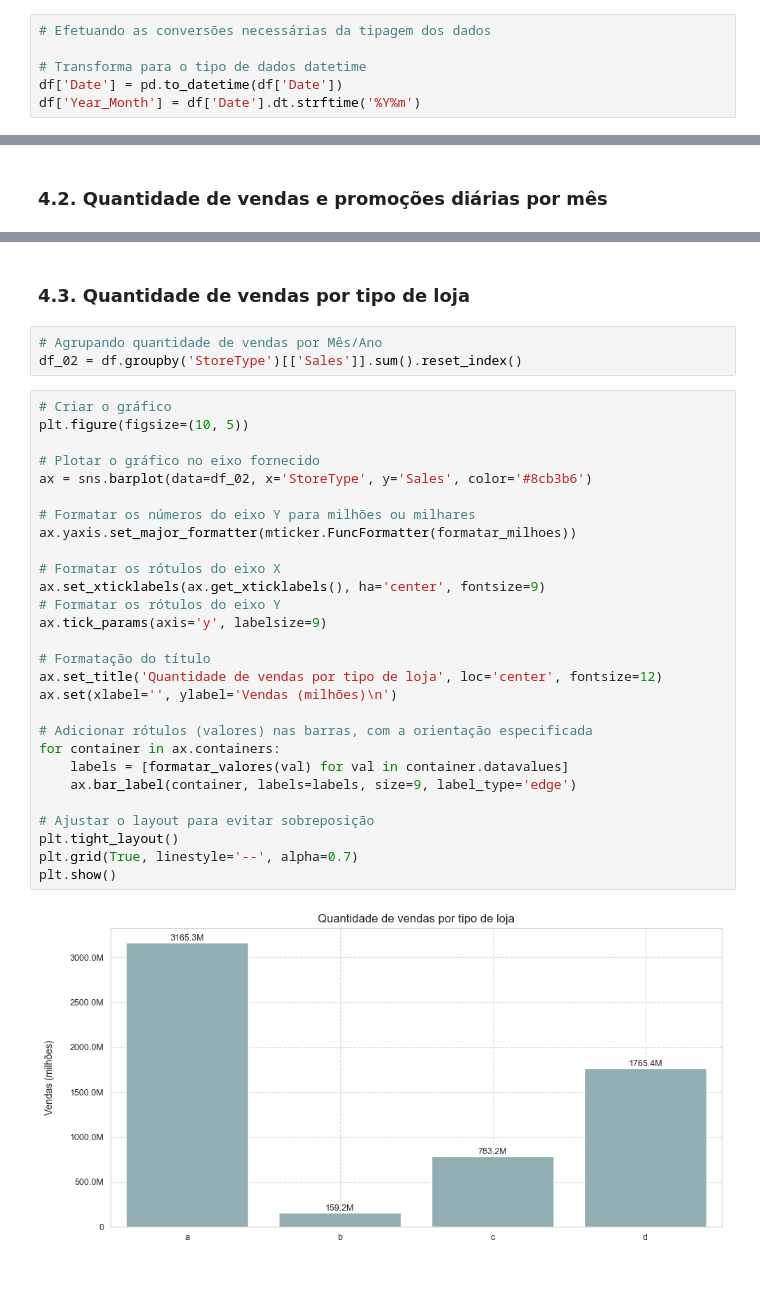
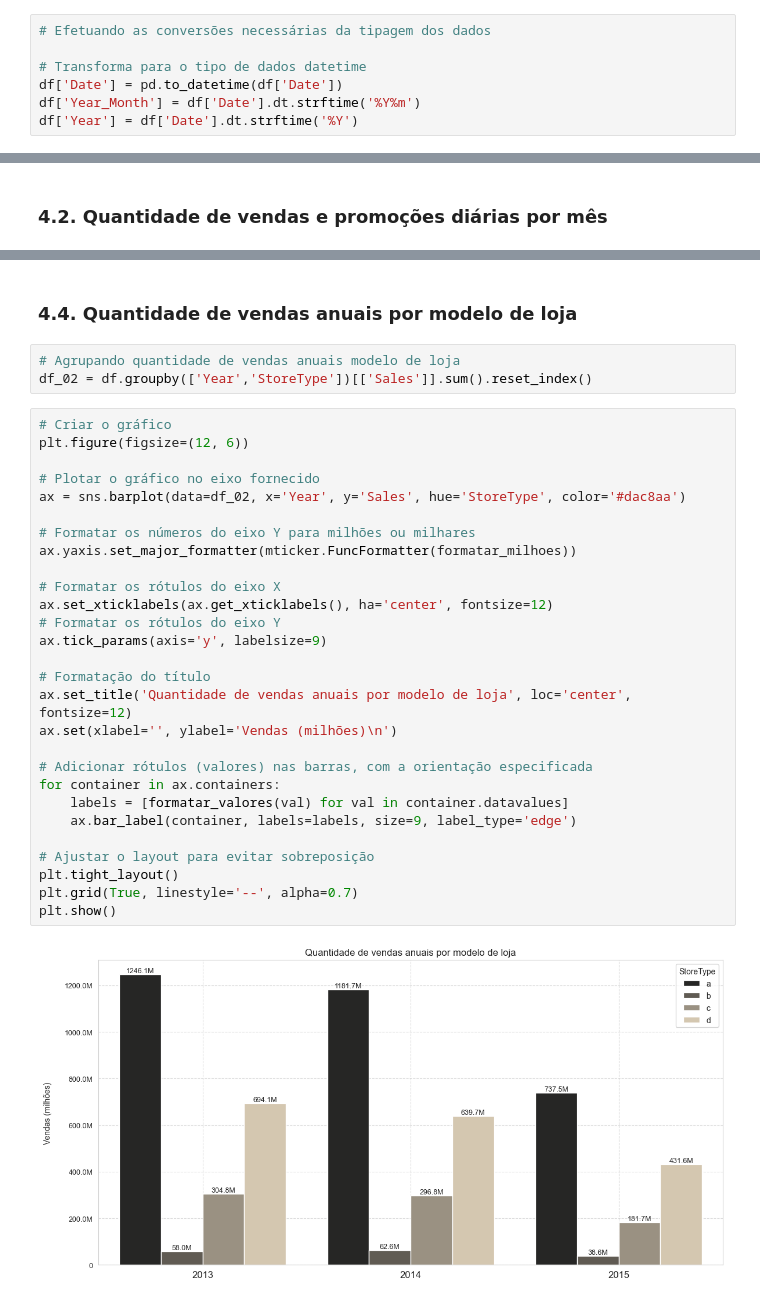
Before and after one commit to emso-exe/Previsao_de_demandas_de_drogarias, a Jupyter notebook: 000_analise_exploratoria.ipynb, the cells around one changed output, grey strips where cells are left out. Saved outputs shown, nothing was run; the diff lists cells and outputs as text.

```diff
--- a/000_analise_exploratoria.ipynb
+++ b/000_analise_exploratoria.ipynb
@@ -173,6 +173,7 @@ gerar_metadados(df)
 # Transforma para o tipo de dados datetime
 df['Date'] = pd.to_datetime(df['Date'])
 df['Year_Month'] = df['Date'].dt.strftime('%Y%m')
+df['Year'] = df['Date'].dt.strftime('%Y')
 # %% [markdown]
 ## 4. Análise exploratória dos dados
 # %%
@@ -274,35 +309,35 @@ plt.show()
 # %% [markdown]
-### 4.3. Quantidade de vendas por tipo de loja
+### 4.4. Quantidade de vendas anuais por modelo de loja
 # %%
-# Agrupando quantidade de vendas por Mês/Ano
-df_02 = df.groupby('StoreType')[['Sales']].sum().reset_index()
+# Agrupando quantidade de vendas anuais modelo de loja
+df_02 = df.groupby(['Year','StoreType'])[['Sales']].sum().reset_index()
 # %%
 # Criar o gráfico
-plt.figure(figsize=(10, 5))
+plt.figure(figsize=(12, 6))
 
 # Plotar o gráfico no eixo fornecido
-ax = sns.barplot(data=df_02, x='StoreType', y='Sales', color='#8cb3b6')
+ax = sns.barplot(data=df_02, x='Year', y='Sales', hue='StoreType', color='#dac8aa')
 
 # Formatar os números do eixo Y para milhões ou milhares
 ax.yaxis.set_major_formatter(mticker.FuncFormatter(formatar_milhoes))
 
 # Formatar os rótulos do eixo X
-ax.set_xticklabels(ax.get_xticklabels(), ha='center', fontsize=9)
+ax.set_xticklabels(ax.get_xticklabels(), ha='center', fontsize=12)
 # Formatar os rótulos do eixo Y
 ax.tick_params(axis='y', labelsize=9)
 
 # Formatação do título
-ax.set_title('Quantidade de vendas por tipo de loja', loc='center', fontsize=12)
+ax.set_title('Quantidade de vendas anuais por modelo de loja', loc='center', fontsize=12)
 ax.set(xlabel='', ylabel='Vendas (milhões)\n')
 
 # Adicionar rótulos (valores) nas barras, com a orientação especificada
 for container in ax.containers:
     labels = [formatar_valores(val) for val in container.datavalues]
     ax.bar_label(container, labels=labels, size=9, label_type='edge')
 
 # Ajustar o layout para evitar sobreposição
 plt.tight_layout()
 plt.grid(True, linestyle='--', alpha=0.7)
 plt.show()
 # %% [output]
-[figure, old version]
+[figure, new version]
```
Also changed, not shown: parts of 14 cells of this notebook.
